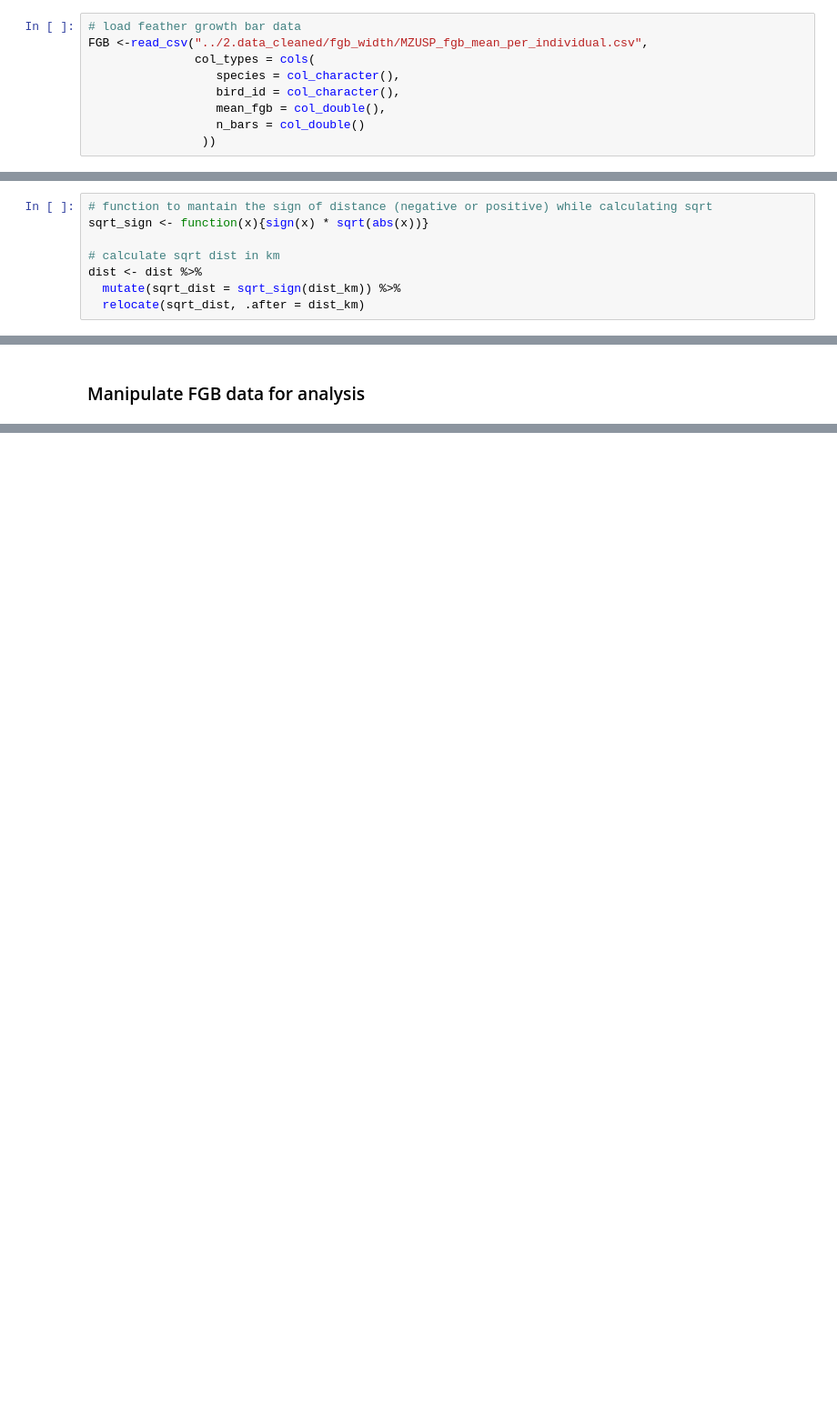
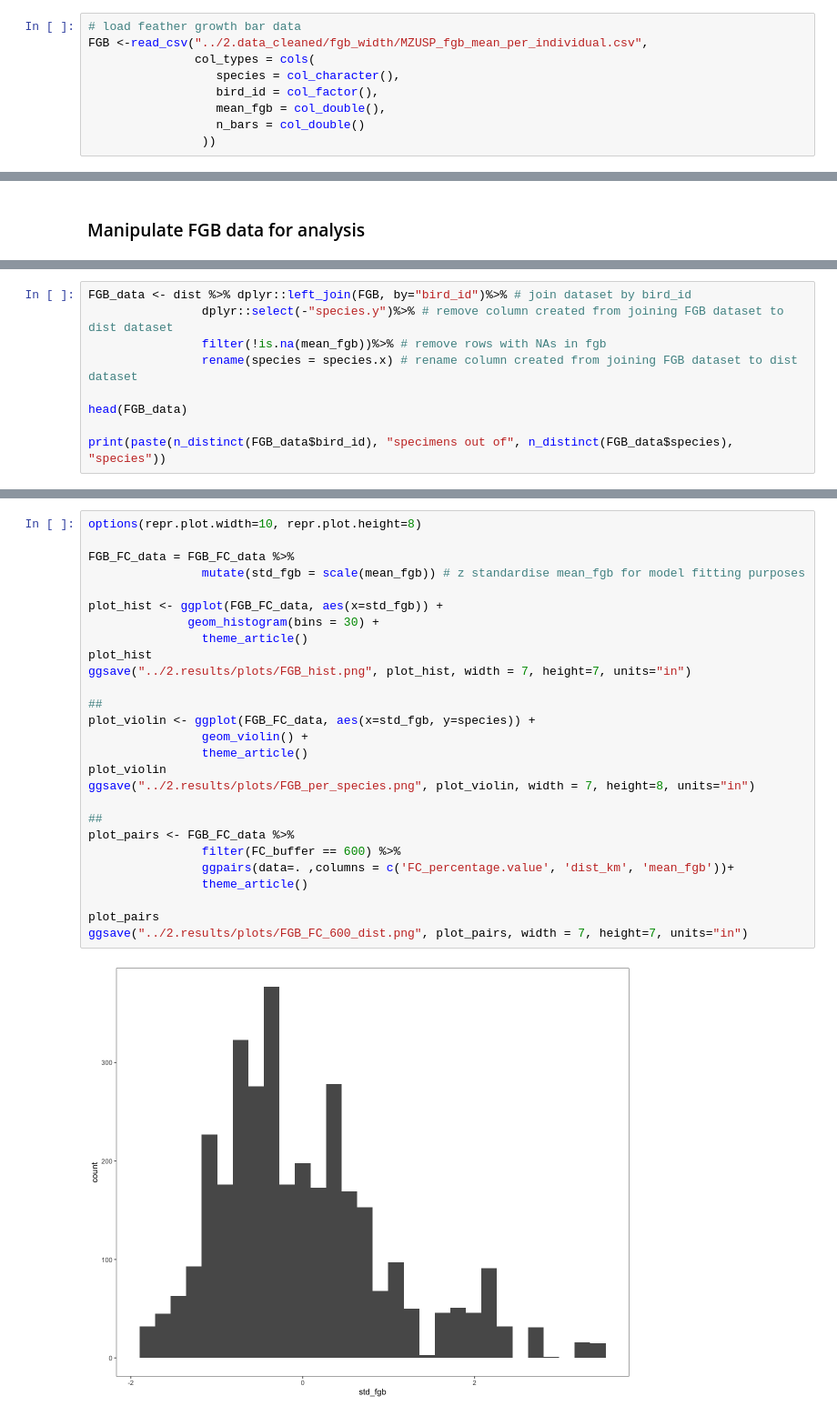
Before and after one commit to FCBT/FA-FGB, a Jupyter notebook: 2.notebook/FGB_analysis.ipynb, the cells around one changed output, grey strips where cells are left out. Shown at 91% size. Saved outputs shown, nothing was run; the diff lists cells and outputs as text; blank space fills up the shorter version.

```diff
--- a/2.notebook/FGB_analysis.ipynb
+++ b/2.notebook/FGB_analysis.ipynb
@@ -73,7 +114,7 @@ cols(
 FGB <-read_csv("../2.data_cleaned/fgb_width/MZUSP_fgb_mean_per_individual.csv",
                col_types = cols(
                   species = col_character(),
-                  bird_id = col_character(),
+                  bird_id = col_factor(),
                   mean_fgb = col_double(),
                   n_bars = col_double()
                 ))
@@ -83,8 +120,0 @@ Create function to mantain the sign (negative or positive) of the distances to t
-# %%
-# function to mantain the sign of distance (negative or positive) while calculating sqrt
-sqrt_sign <- function(x){sign(x) * sqrt(abs(x))}
-
-# calculate sqrt dist in km
-dist <- dist %>%
-  mutate(sqrt_dist = sqrt_sign(dist_km)) %>%
-  relocate(sqrt_dist, .after = dist_km)
@@ -300,0 +145,9 @@ save.image("../2.notebook/FGB_analysis.RData")
+# %%
+FGB_data <- dist %>% dplyr::left_join(FGB, by="bird_id")%>% # join dataset by bird_id
+                dplyr::select(-"species.y")%>% # remove column created from joining FGB dataset to dist dataset
+                filter(!is.na(mean_fgb))%>% # remove rows with NAs in fgb
+                rename(species = species.x) # rename column created from joining FGB dataset to dist dataset
+
+head(FGB_data)
+
+print(paste(n_distinct(FGB_data$bird_id), "specimens out of", n_distinct(FGB_data$species), "species"))
@@ -300,0 +241,29 @@ save.image("../2.notebook/FGB_analysis.RData")
+# %%
+options(repr.plot.width=10, repr.plot.height=8)
+
+FGB_FC_data = FGB_FC_data %>%
+                mutate(std_fgb = scale(mean_fgb)) # z standardise mean_fgb for model fitting purposes
+
+plot_hist <- ggplot(FGB_FC_data, aes(x=std_fgb)) +
+              geom_histogram(bins = 30) +
+                theme_article()
+plot_hist
+ggsave("../2.results/plots/FGB_hist.png", plot_hist, width = 7, height=7, units="in")
+
+##
+plot_violin <- ggplot(FGB_FC_data, aes(x=std_fgb, y=species)) +
+                geom_violin() +
+                theme_article()
+plot_violin
+ggsave("../2.results/plots/FGB_per_species.png", plot_violin, width = 7, height=8, units="in")
+
+##
+plot_pairs <- FGB_FC_data %>%
+                filter(FC_buffer == 600) %>%
+                ggpairs(data=. ,columns = c('FC_percentage.value', 'dist_km', 'mean_fgb'))+
+                theme_article()
+
+plot_pairs
+ggsave("../2.results/plots/FGB_FC_600_dist.png", plot_pairs, width = 7, height=7, units="in")
+# %% [output]
+[figure, added]
```
Also changed, not shown: parts of 53 cells of this notebook.
